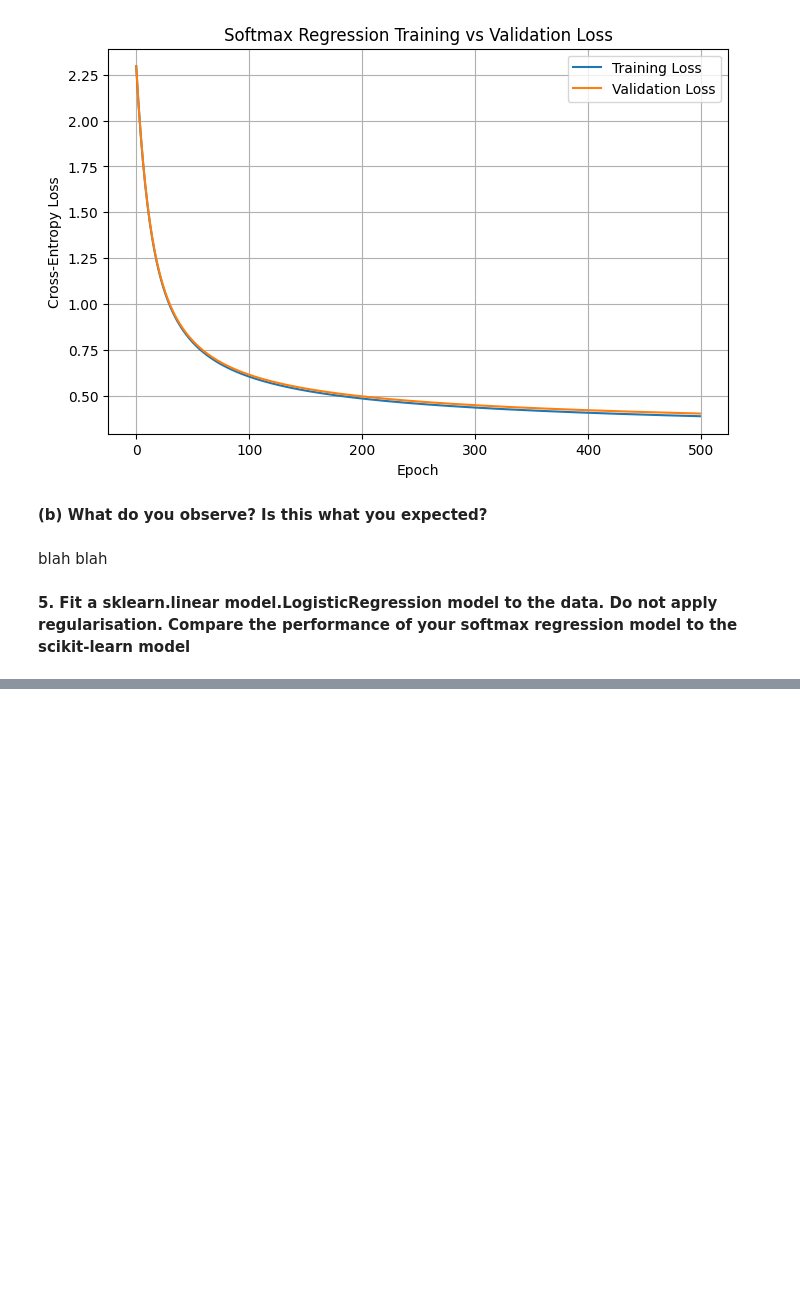
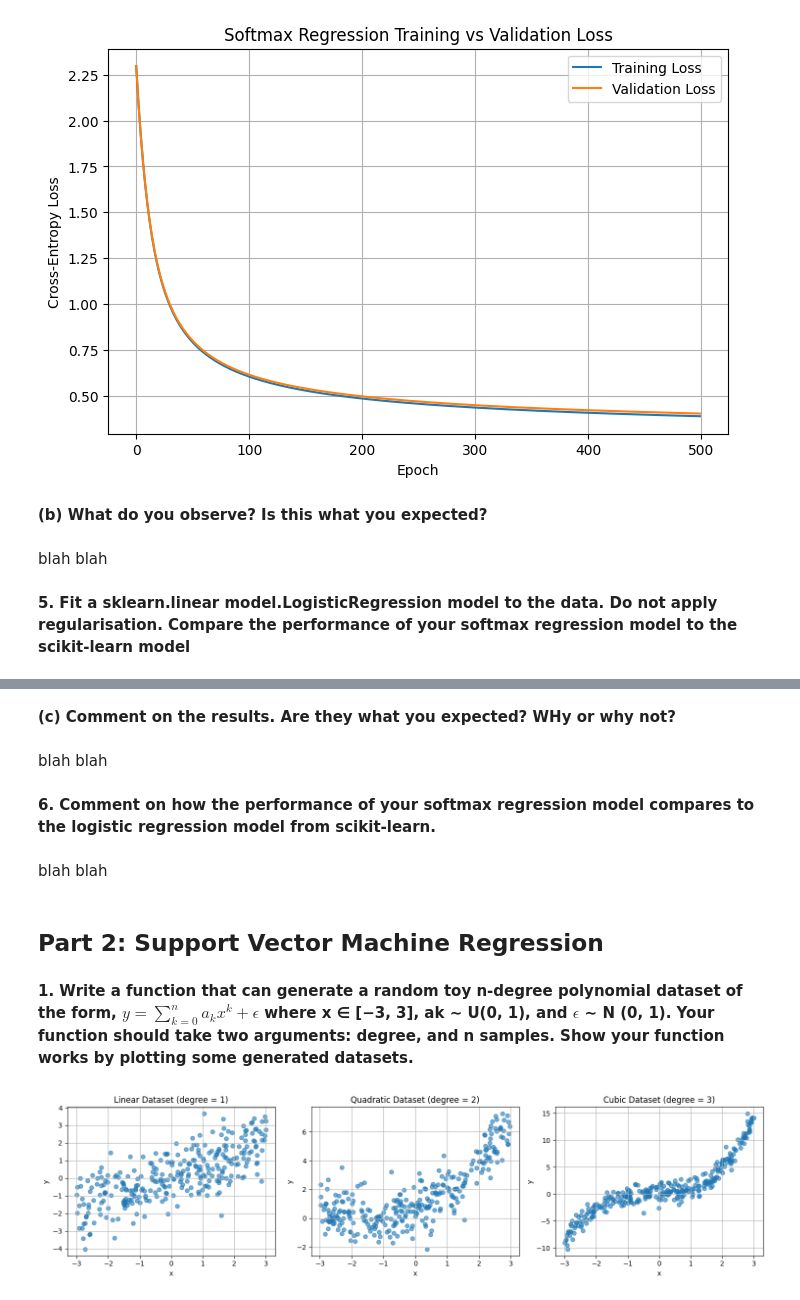
Before and after one commit to saltyypringle/CITS5508-Assignments, a Jupyter notebook: Assignment_1_Dipika_Choudhury.ipynb, the cells around one changed output, grey strips where cells are left out. Saved outputs shown, nothing was run; the diff lists cells and outputs as text; code cells hidden in the pictures; blank space fills up the shorter version.

```diff
--- a/Assignment_1_Dipika_Choudhury.ipynb
+++ b/Assignment_1_Dipika_Choudhury.ipynb
@@ -284,0 +339,68 @@ InvalidParameterError: The 'penalty' parameter of LogisticRegression must be a s
+# %% [markdown]
+**(c) Comment on the results. Are they what you expected? WHy or why not?**
+# %% [markdown]
+blah  blah
+# %% [markdown]
+**6. Comment on how the performance of your softmax regression model compares to the logistic regression model from scikit-learn.**
+# %% [markdown]
+blah blah
+# %% [markdown]
+## Part 2: Support Vector Machine Regression
+# %% [markdown]
+**1. Write a function that can generate a random toy n-degree polynomial dataset of the form, $y = \sum_{k=0}^{n} a_k x^k + \epsilon$ where x ∈ [−3, 3], ak ∼ U(0, 1), and $\epsilon$ ∼ N (0, 1). Your function should take two arguments: degree, and n samples. Show your function works by plotting some generated datasets.**
+# %%
+import numpy as np
+import matplotlib.pyplot as plt
+
+def generate_polynomial_dataset(degree, n_samples):
+    # generate x values between -3 and 3
+    x_vals = np.random.uniform(-3, 3, n_samples)
+
+    # generate random coefficients a_0 up to a_degree from U(0, 1)
+    coeffs = np.random.uniform(0, 1, degree + 1)
+
+    # generate the noise term epsilon from N(0, 1)
+    noise_term = np.random.normal(0, 1, n_samples)
+
+    # start y off at 0, then build the polynomial up term by term
+    y_vals = np.zeros(n_samples)
+    for power in range(degree + 1):
+        y_vals += coeffs[power] * (x_vals ** power)
+
+    # add the noise at the end so it is not too perfectly clean
+    y_vals += noise_term
+
+    return x_vals, y_vals
+
+# just testing that the function works for a few different degrees
+x_linear, y_linear = generate_polynomial_dataset(degree=1, n_samples=300)
+x_quadratic, y_quadratic = generate_polynomial_dataset(degree=2, n_samples=300)
+x_cubic, y_cubic = generate_polynomial_dataset(degree=3, n_samples=300)
+
+plt.figure(figsize=(15, 4))
+
+plt.subplot(1, 3, 1)
+plt.scatter(x_linear, y_linear, alpha=0.6)
+plt.title("Linear Dataset (degree = 1)")
+plt.xlabel("x")
+plt.ylabel("y")
+plt.grid(True)
+
+plt.subplot(1, 3, 2)
+plt.scatter(x_quadratic, y_quadratic, alpha=0.6)
+plt.title("Quadratic Dataset (degree = 2)")
+plt.xlabel("x")
+plt.ylabel("y")
+plt.grid(True)
+
+plt.subplot(1, 3, 3)
+plt.scatter(x_cubic, y_cubic, alpha=0.6)
+plt.title("Cubic Dataset (degree = 3)")
+plt.xlabel("x")
+plt.ylabel("y")
+plt.grid(True)
+
+plt.tight_layout()
+plt.show()
+# %% [output]
+[figure, added]
```
Also changed, not shown: parts of 5 cells of this notebook.
